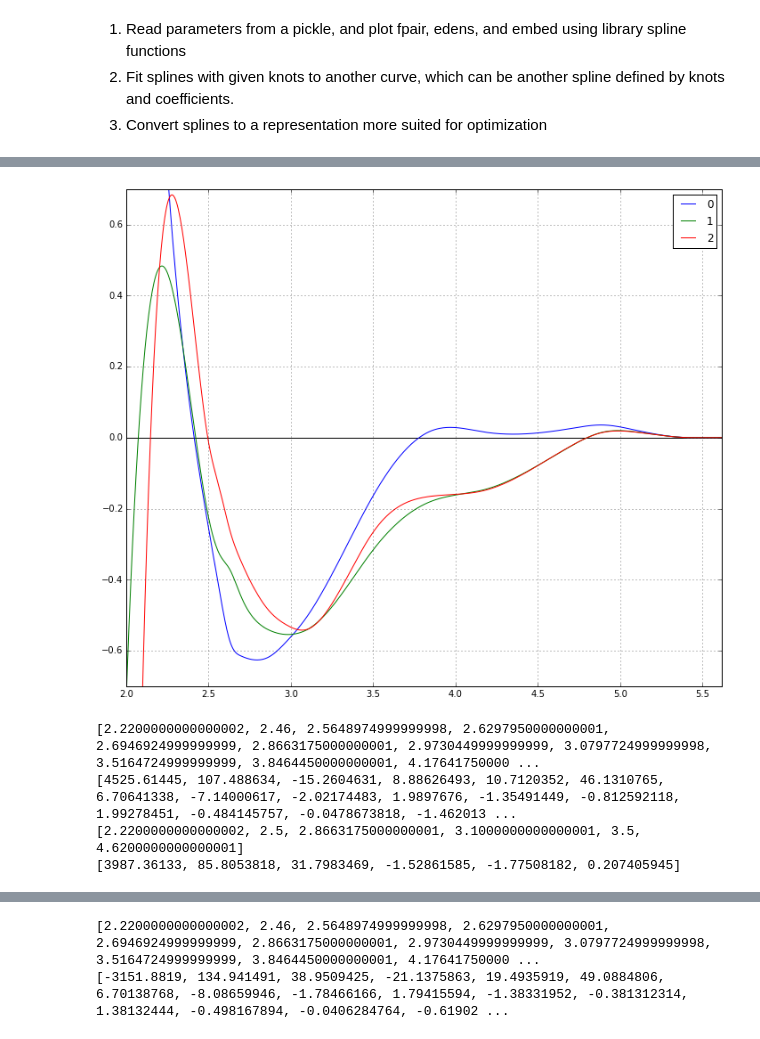
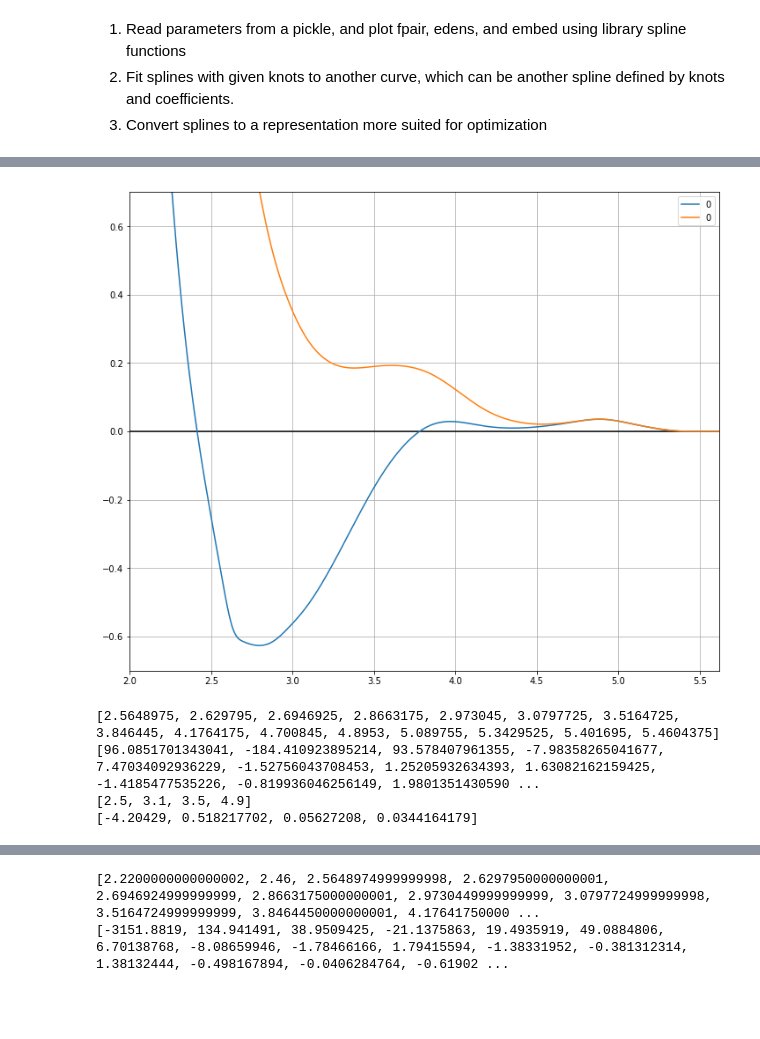
Before and after one commit to vlcekl/eam-models, a Jupyter notebook: notebooks/fit_b-spline.ipynb, the cells around one changed output, grey strips where cells are left out. Saved outputs shown, nothing was run; the diff lists cells and outputs as text; code cells hidden in the pictures; blank space fills up the shorter version.

```diff
--- a/notebooks/fit_b-spline.ipynb
+++ b/notebooks/fit_b-spline.ipynb
@@ -47,0 +70,17 @@ param_list = param_list_all[0:1] + param_list_all[-2:]
+# %%
+param_list[0]['params']['edens'][0] = -4.20429
+# %%
+S = []
+knot_ids = [-1, -1, -1, -1]
+for pars, knot_id in zip(param_list, knot_ids):
+    pair_knots = pars['hyperparams']['pair']
+    edens_knots = pars['hyperparams']['edens']
+    print(pair_knots, edens_knots)
+    stats = downselect(stats_all, pair_knots, edens_knots, bspline=False)
+    if len(edens_knots) == 1:
+        S.append(1.0/u_components_per_box(pars, stats['relax'], knot_id)['edens'][0])
+        print('single knot')
+    else:
+        S.append(1.0/u_components(pars, stats['relax'])['edens'][0])
+        print('multiple knots')
+    print(1/S[-1], S[-1])
@@ -48,8 +91,8 @@ param_list = param_list_all[0:1] + param_list_all[-2:]
 # %%
-S = []
-for pars in param_list:
-    pair_knots = pars['hyperparams']['pair']
-    edens_knots = pars['hyperparams']['edens']
-    stats = downselect(stats_all, pair_knots, edens_knots)
-    S.append(1.0/u_components(pars, stats['relax'])['edens'][0])
-    print(1/S[-1], S[-1])
+# S = []
+# for pars in param_list:
+#     pair_knots = pars['hyperparams']['pair']
+#     edens_knots = pars['hyperparams']['edens']
+#     stats = downselect(stats_all, pair_knots, edens_knots)
+#     S.append(1.0/u_components(pars, stats['relax'])['edens'][0])
+#     print(1/S[-1], S[-1])
@@ -66,7 +105,7 @@ for i, params in enumerate(param_list):
     coeff_edens = params['params']['edens']
     embed = params['params']['embed']
 
-    rs = np.linspace(1, 5.82, 701)
+    rs = np.linspace(1, 5.45, 701)
     y_pair = [f_spline3(r, coeff_pair, knots_pair) for r in rs]
     y_edens = [f_spline3(r, coeff_edens, knots_edens) for r in rs]
 
@@ -78,8 +117,8 @@ for i, params in enumerate(param_list):
     plt.plot(rs, y_pair, '-', label=str(i))
     plt.plot(rs, y_edens, '.', label=str(i))
 
-    plt.xlim(0.0, 5.82)
-    plt.ylim(-0.1,10.0)
+    #plt.xlim(4.6, 5.0)
+    #plt.ylim(-0.0001,0.0001)
     plt.hlines(xmin=2.0, xmax=6.0, y=0.0)
 
 plt.legend()
@@ -140,37 +175,37 @@ for i, params in enumerate(param_list):
     knots_edens = params['hyperparams']['edens']
     coeff_edens = params['params']['edens']
     embed = params['params']['embed']
 
     A = params['params']['embed'][0]
     B = params['params']['embed'][1]
 
     C = (-A/2.0/np.sqrt(S[i]) - 2*B/S[i]**2)*S[i]
 
     rs = np.linspace(2, 5.82, 701)
     y_pair = np.array([f_spline3(r, coeff_pair, knots_pair) for r in rs])
     y_edens = np.array([f_spline3(r, coeff_edens, knots_edens) for r in rs])
 
 #    plt.scatter(params['hyperparams']['pair'], np.zeros(len(params['hyperparams']['pair'])))
     if i == -1:
         plt.scatter(params['hyperparams']['pair'], np.zeros(len(params['hyperparams']['pair'])))
         plt.vlines(params['hyperparams']['pair'], -10, 10)
         plt.vlines(params['hyperparams']['edens'], -10, 10, colors='m')
 
     plt.plot(rs, y_pair - 2.*C*y_edens, '-', label=str(i))
-    #plt.plot(rs, y_pair, '-', label=str(i))
+    plt.plot(rs, y_pair, '-', label=str(i))
 
     #plt.plot(rs, y_edens, '.', label=str(i))
 
     plt.xlim(2.0, 5.62)
     plt.ylim(-0.7,0.7)
     plt.hlines(xmin=2.0, xmax=6.0, y=0.0)
 
 plt.legend()
 plt.grid(True)
 # %% [output]
-[figure, old version]
+[figure, new version]
 # %%
-params = param_list[-4]
+params = param_list[-1]
 knots_pair = list(params['hyperparams']['pair'])
 coeff_pair = list(params['params']['pair'])
 knots_edens = params['hyperparams']['edens']
@@ -180,9 +215,9 @@ print(coeff_pair)
 print(knots_edens)
 print(coeff_edens)
 # %% [output]
-[2.2200000000000002, 2.46, 2.5648974999999998, 2.6297950000000001, 2.6946924999999999, 2.8663175000000001, 2.9730449999999999, 3.0797724999999998, 3.5164724999999999, 3.8464450000000001, 4.17641750000 ...
-[4525.61445, 107.488634, -15.2604631, 8.88626493, 10.7120352, 46.1310765, 6.70641338, -7.14000617, -2.02174483, 1.9897676, -1.35491449, -0.812592118, 1.99278451, -0.484145757, -0.0478673818, -1.462013 ...
-[2.2200000000000002, 2.5, 2.8663175000000001, 3.1000000000000001, 3.5, 4.6200000000000001]
-[3987.36133, 85.8053818, 31.7983469, -1.52861585, -1.77508182, 0.207405945]
+[2.5648975, 2.629795, 2.6946925, 2.8663175, 2.973045, 3.0797725, 3.5164725, 3.846445, 4.1764175, 4.700845, 4.8953, 5.089755, 5.3429525, 5.401695, 5.4604375]
+[96.0851701343041, -184.410923895214, 93.578407961355, -7.98358265041677, 7.47034092936229, -1.52756043708453, 1.25205932634393, 1.63082162159425, -1.4185477535226, -0.819936046256149, 1.9801351430590 ...
+[2.5, 3.1, 3.5, 4.9]
+[-4.20429, 0.518217702, 0.05627208, 0.0344164179]
 # %%
 #rs = np.linspace(2.2, 5.66, 347)
```
Also changed, not shown: parts of 18 cells of this notebook, 16 other files.
